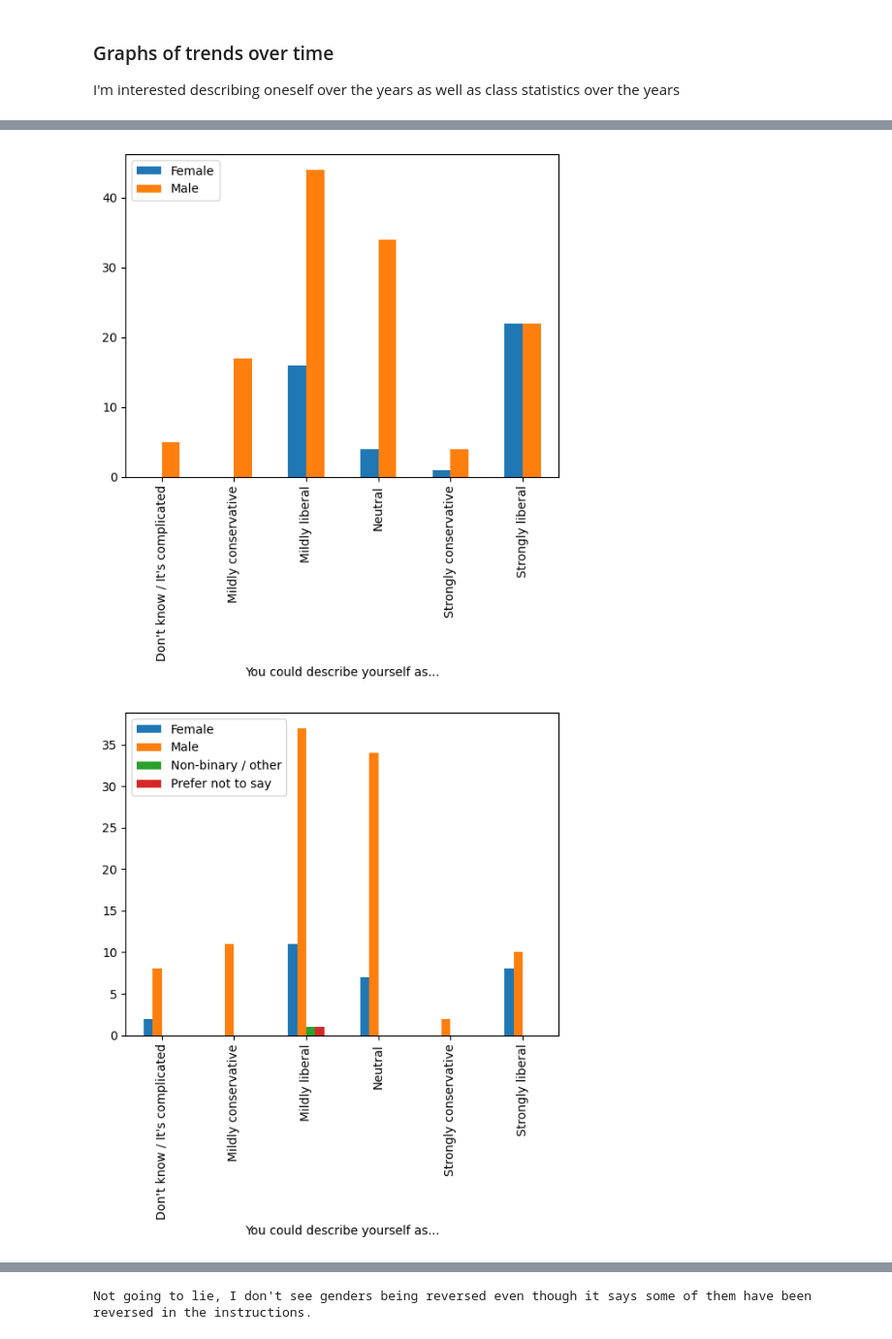
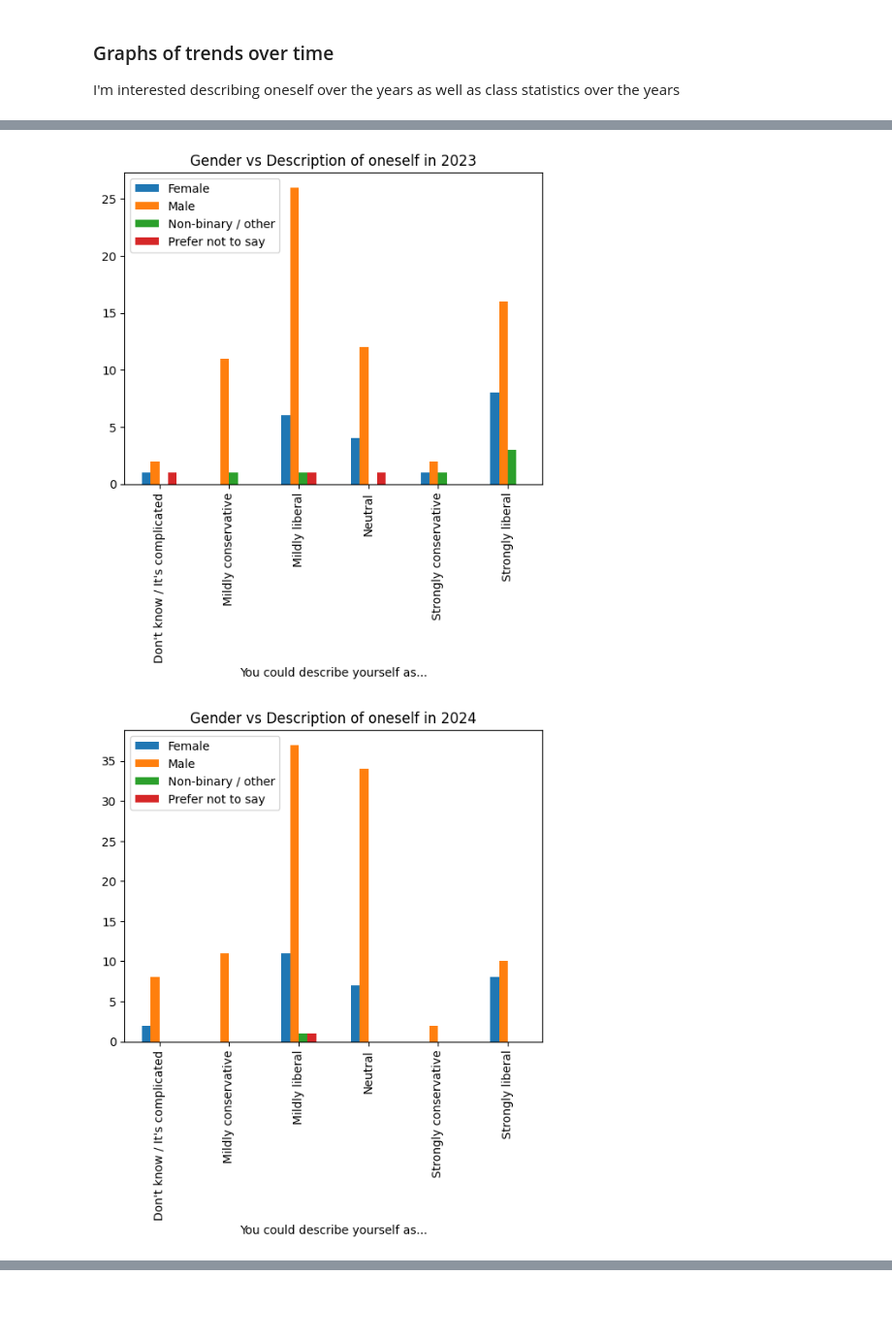
Before and after one commit to cheesuschris/320Homeworks, a Jupyter notebook: Homework2/Homework2.ipynb, the cells around one changed output, grey strips where cells are left out. Shown: that part at 97% size. Drawn from its saved outputs; the diff is of its cells as text; code cells hidden in the pictures; blank space fills up the shorter version.

```diff
--- a/Homework2/Homework2.ipynb
+++ b/Homework2/Homework2.ipynb
@@ -593,6 +593,12 @@ I want to compare the effects of this question to one that HASN'T been primed.
 ### Household vs individual view effects
 # %%
 print("I also want to see the correlation between household view and the answer to the ordinal jerk questions rather than the correlation between individual view and ordinal jerk answers.")
-df_fall_2025.columns
+df_fall_2025["Household Political Views"] = df_fall_2025["You could describe yourself as..."] + " / " + df_fall_2025["You could describe the adults you grew up with as..."]
+for i in range(10, len(df_fall_2025.columns)):
+    table = pd.crosstab(df_fall_2025["Household Political Views"], df_fall_2025.iloc[:, i])
+    chi2, p, dof, expected = stats.chi2_contingency(table)
+    print(f"Column: {list(df_fall_2025.columns)[i]}")
+    print("p-value:", p)
+print("Wife and relatives are affected.")
 # %% [output]
 I also want to see the correlation between household view and the answer to the ordinal jerk questions rather than the correlation between individual view and ordinal jerk answers.
@@ -788,30 +787,28 @@ Index(['Timestamp', 'What year are you?', 'How old are you?',
        'My sister is going to be a bridesmaid at my wedding. Her hair was dyed, but she recently decided to grow it out, so parts of it are bleached and part are not. I told her it wouldn't look good  ...
       dtype='object')
 # %%
-pd.crosstab(df_fall_2025["You could describe yourself as..."],
-            df_fall_2025["What bests represents your gender?"]).plot(kind="bar")
-plt.legend(loc = "upper left")
-plt.show()
-
-pd.crosstab(df_fall_2024["You could describe yourself as..."],
-            df_fall_2024["What bests represents your gender?"]).plot(kind="bar")
-plt.legend(loc = "upper left")
-plt.show()
-
 df_max_fall_2023["What bests represents your gender?"] = (
     df_max_fall_2023["What bests represents your gender?"]
     .replace("Famale", "Female")
 )
 
 pd.crosstab(df_max_fall_2023["You could describe yourself as..."],
             df_max_fall_2023["What bests represents your gender?"]).plot(kind="bar")
 plt.legend(loc = "upper left")
+plt.title("Gender vs Description of oneself in 2023")
 plt.show()
 
-pd.crosstab(df_spring_2025["You could describe yourself as..."],
-            df_spring_2025["What bests represents your gender?"]).plot(kind="bar")
+pd.crosstab(df_fall_2024["You could describe yourself as..."],
+            df_fall_2024["What bests represents your gender?"]).plot(kind="bar")
 plt.legend(loc = "upper left")
+plt.title("Gender vs Description of oneself in 2024")
 plt.show()
+
+pd.crosstab(df_fall_2025["You could describe yourself as..."],
+            df_fall_2025["What bests represents your gender?"]).plot(kind="bar")
+plt.legend(loc = "upper left")
+plt.title("Gender vs Description of oneself in 2025")
+plt.show()
 # %% [output]
-[figure, old version]
+[figure, new version]
-[figure, old version]
+[figure, new version]
@@ -820,2 +816 @@ plt.show()
-Not going to lie, I don't see genders being reversed even though it says some of them have been reversed in the instructions.
 # %%
```
Also changed, not shown: parts of 8 cells of this notebook.
